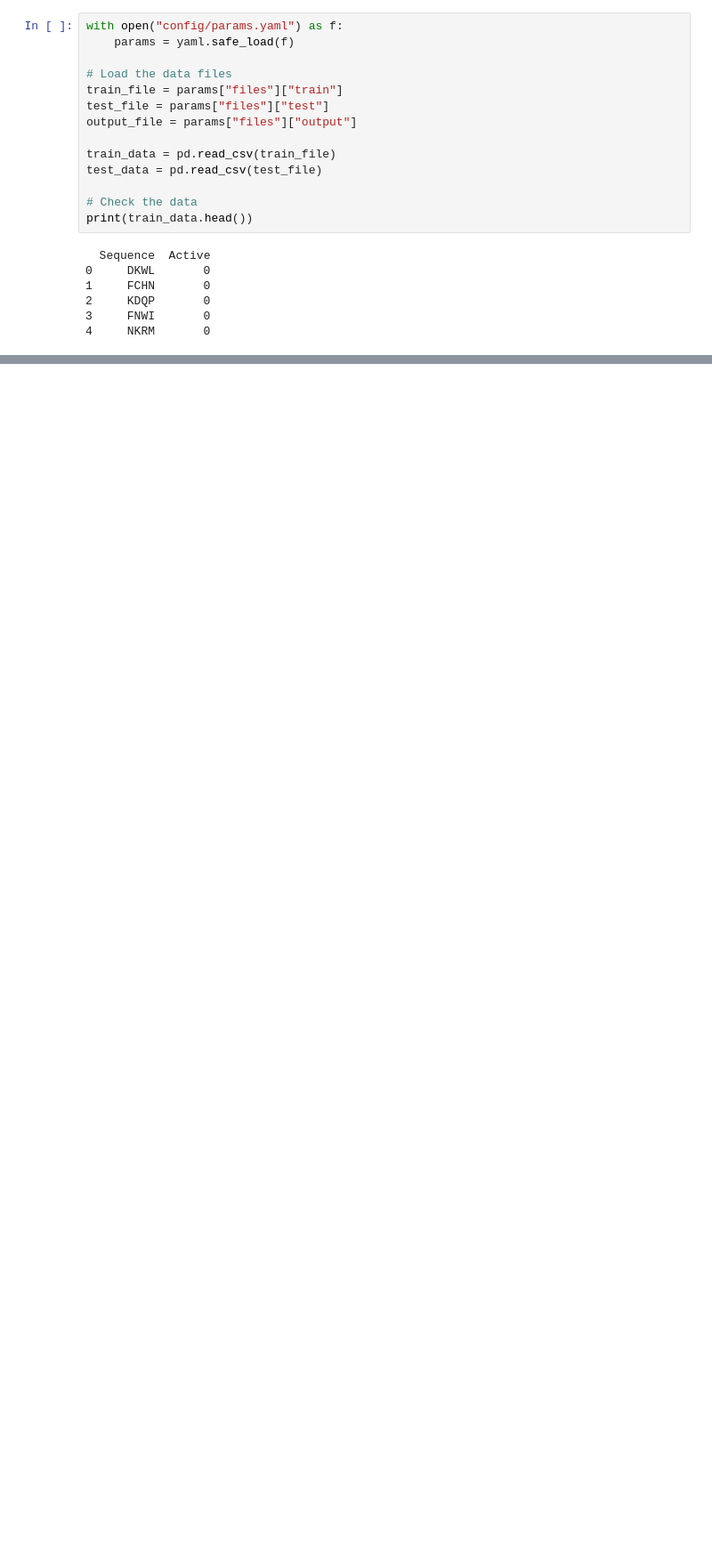
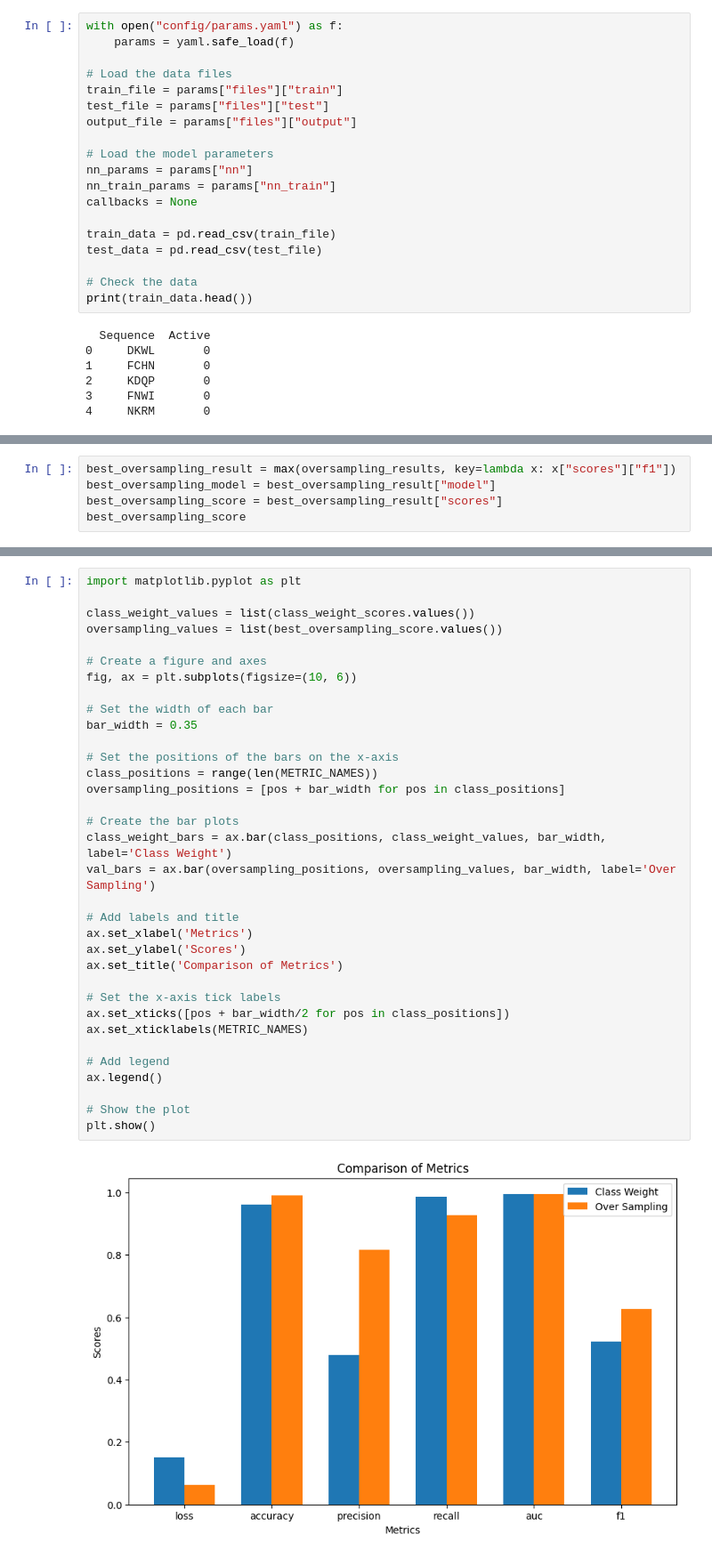
Before and after one commit to rischiboy/ProteinActivity, a Jupyter notebook: src/model_evaluation.ipynb, the cells around one changed output, grey strips where cells are left out. Shown at 89% size. Cells and saved outputs as stored; diff of their text form; blank space fills up the shorter version.

Commit message:
Comparison of methods for imbalanced data

```diff
--- a/src/model_evaluation.ipynb
+++ b/src/model_evaluation.ipynb
@@ -19,6 +20,11 @@ train_file = params["files"]["train"]
 test_file = params["files"]["test"]
 output_file = params["files"]["output"]
 
+# Load the model parameters
+nn_params = params["nn"]
+nn_train_params = params["nn_train"]
+callbacks = None
+
 train_data = pd.read_csv(train_file)
 test_data = pd.read_csv(test_file)
 
@@ -210,0 +364,5 @@ plt.show()
+# %%
+best_oversampling_result = max(oversampling_results, key=lambda x: x["scores"]["f1"])
+best_oversampling_model = best_oversampling_result["model"]
+best_oversampling_score = best_oversampling_result["scores"]
+best_oversampling_score
@@ -210,0 +443,36 @@ plt.show()
+# %%
+import matplotlib.pyplot as plt
+
+class_weight_values = list(class_weight_scores.values())
+oversampling_values = list(best_oversampling_score.values())
+
+# Create a figure and axes
+fig, ax = plt.subplots(figsize=(10, 6))
+
+# Set the width of each bar
+bar_width = 0.35
+
+# Set the positions of the bars on the x-axis
+class_positions = range(len(METRIC_NAMES))
+oversampling_positions = [pos + bar_width for pos in class_positions]
+
+# Create the bar plots
+class_weight_bars = ax.bar(class_positions, class_weight_values, bar_width, label='Class Weight')
+val_bars = ax.bar(oversampling_positions, oversampling_values, bar_width, label='Over Sampling')
+
+# Add labels and title
+ax.set_xlabel('Metrics')
+ax.set_ylabel('Scores')
+ax.set_title('Comparison of Metrics')
+
+# Set the x-axis tick labels
+ax.set_xticks([pos + bar_width/2 for pos in class_positions])
+ax.set_xticklabels(METRIC_NAMES)
+
+# Add legend
+ax.legend()
+
+# Show the plot
+plt.show()
+# %% [output]
+[figure, added]
```
Also changed, not shown: parts of 9 cells of this notebook, 3 other files.
